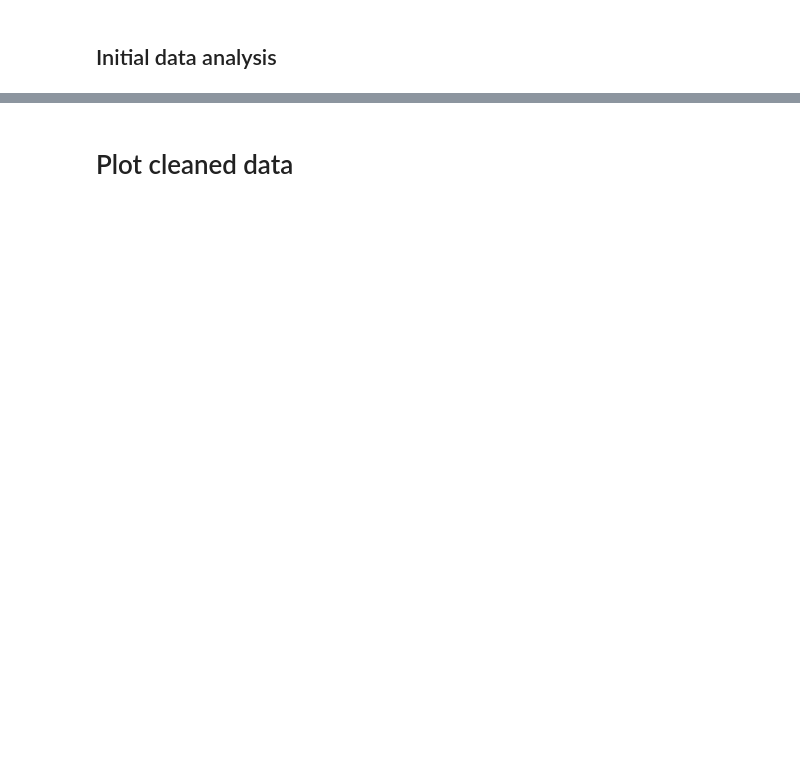
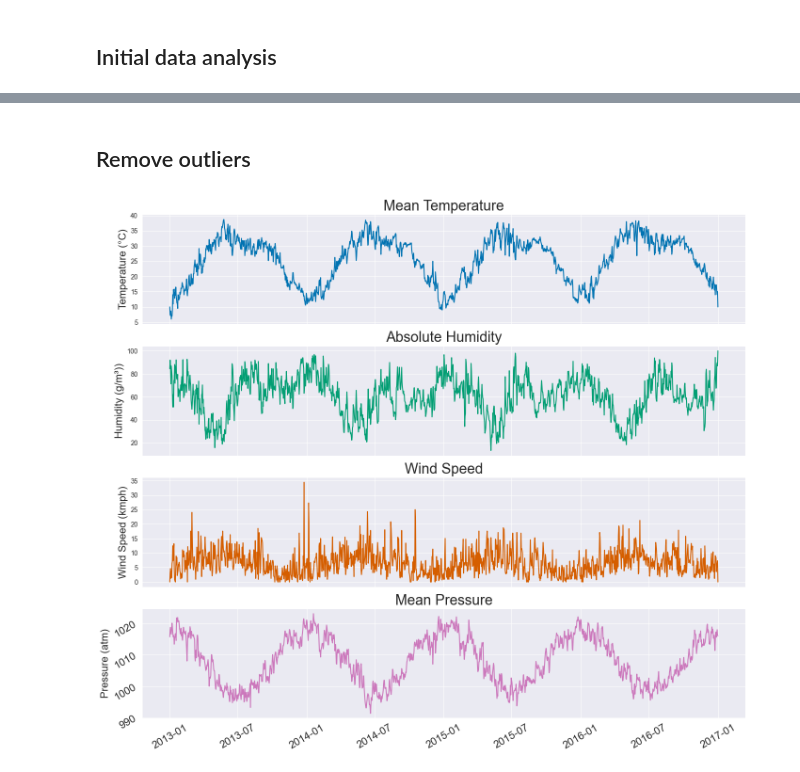
Before and after one commit to Jookare/ADAML-project2, a Jupyter notebook: initial_analysis.ipynb, the cells around one changed output, grey strips where cells are left out. Drawn from its saved outputs; the diff is of its cells as text; code cells hidden in the pictures; blank space fills up the shorter version.

```diff
--- a/initial_analysis.ipynb
+++ b/initial_analysis.ipynb
@@ -57,2 +55,32 @@ plt.show()
-# %% [markdown]
-# Plot cleaned data
+# %% [markdown]
+## Remove outliers
+# %%
+figure, axes = plt.subplots(4, 1, figsize=(14, 12), sharex=True)
+
+for idx, col in enumerate(df.columns[1:]):
+    whole_period = df[col].dropna() # whole data
+    normal_period = whole_period[: 2 * 365] # reference period (visually no major outliers here)
+
+    roll = normal_period.rolling(window=30, min_periods=1, center=True) # Rolling window of 30 over the reference period
+    roll_mean = roll.mean()
+    roll_std = roll.std()
+
+    mean = pd.concat([roll_mean, roll_mean.iloc[:1], roll_mean, roll_mean.iloc[:1]], ignore_index=True) # Repeat for almost the whole period
+    std = pd.concat([roll_std, roll_std.iloc[:1], roll_std], ignore_index=True)
+
+    z_score = (whole_period - mean) / std # Z-score based on the reference period
+
+    out_bool = (z_score.abs() > 4) # Outliers are those with an absolute z-score greater than 3
+    whole_period[out_bool] = mean[out_bool] # Replace outliers with the mean from the reference period
+
+    axes[idx].plot(df["date"], whole_period, color=colors[idx])
+    axes[idx].set_ylabel(ylabels[idx], fontsize=16)
+    axes[idx].set_title(titles[idx], fontsize=22)
+    df[col] = whole_period
+
+axes[3].tick_params(rotation=30, labelsize=16)
+plt.tight_layout()
+plt.savefig("./images/clean_data.pdf", format="pdf")
+plt.show()
+# %% [output]
+[figure, added]
```
Also changed, not shown: parts of 13 cells of this notebook, 4 other files.
